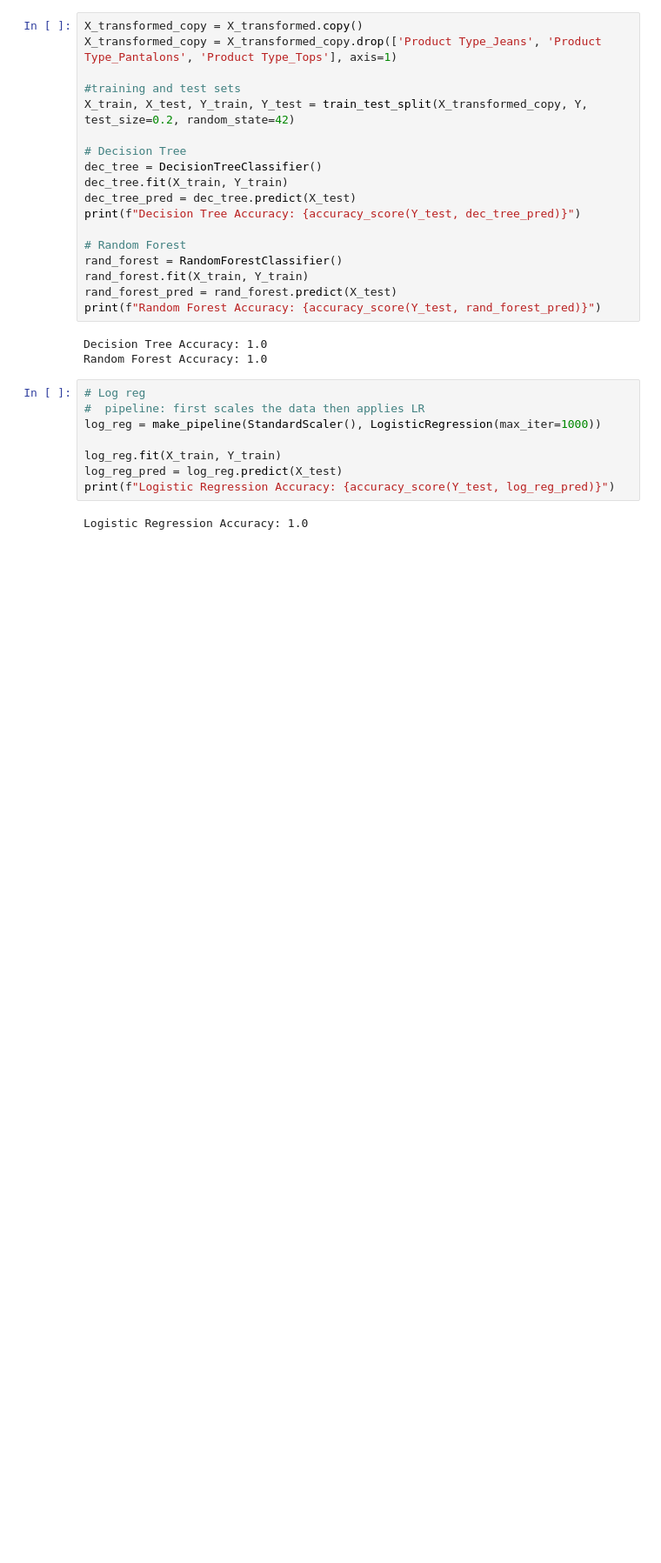
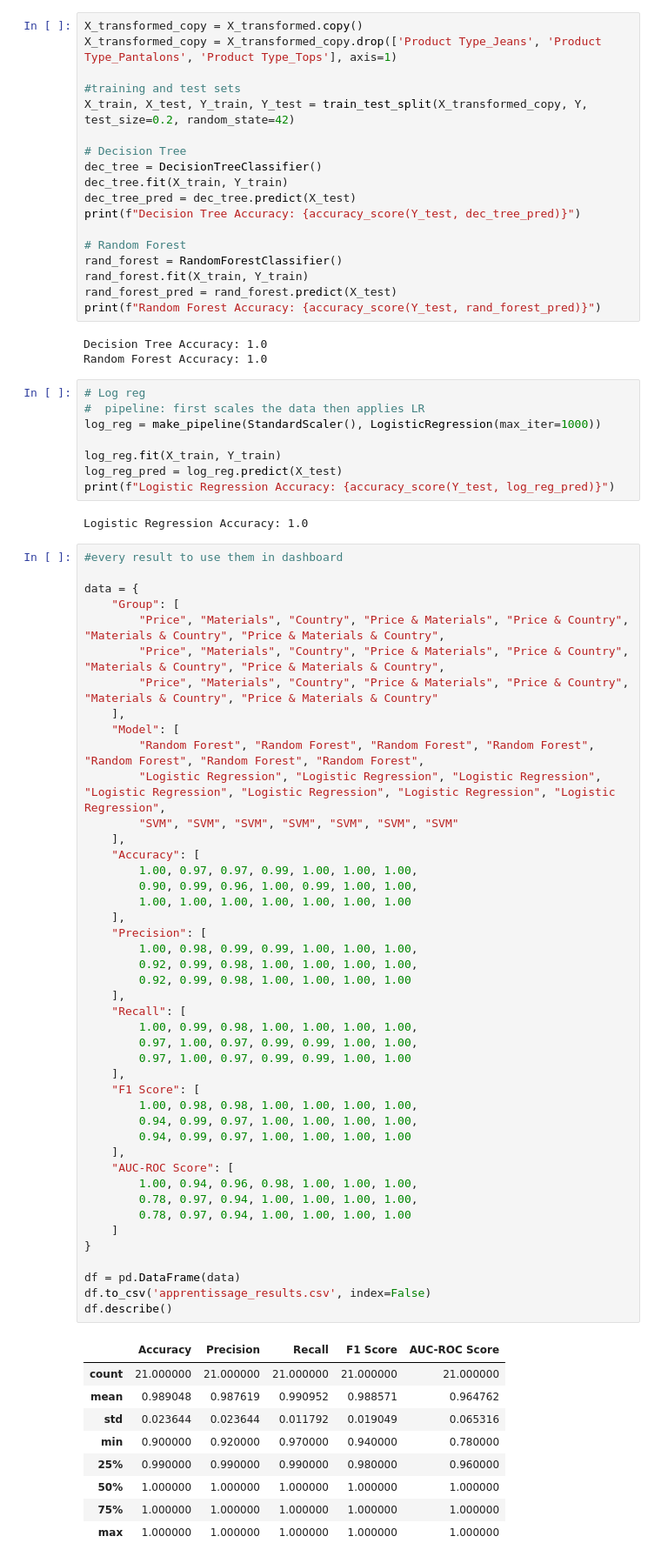
Before and after one commit to sim-cell/DALAS, a Jupyter notebook: apprentissage/classification.ipynb, the cells around one changed output. Shown at 87% size. Saved outputs shown, nothing was run; the diff lists cells and outputs as text; blank space fills up the shorter version.

```diff
--- a/apprentissage/classification.ipynb
+++ b/apprentissage/classification.ipynb
@@ -584,3 +583,57 @@ log_reg_pred = log_reg.predict(X_test)
 print(f"Logistic Regression Accuracy: {accuracy_score(Y_test, log_reg_pred)}")
 # %% [output]
 Logistic Regression Accuracy: 1.0
+# %%
+#every result to use them in dashboard
+
+data = {
+    "Group": [
+        "Price", "Materials", "Country", "Price & Materials", "Price & Country", "Materials & Country", "Price & Materials & Country",
+        "Price", "Materials", "Country", "Price & Materials", "Price & Country", "Materials & Country", "Price & Materials & Country",
+        "Price", "Materials", "Country", "Price & Materials", "Price & Country", "Materials & Country", "Price & Materials & Country"
+    ],
+    "Model": [
+        "Random Forest", "Random Forest", "Random Forest", "Random Forest", "Random Forest", "Random Forest", "Random Forest",
+        "Logistic Regression", "Logistic Regression", "Logistic Regression", "Logistic Regression", "Logistic Regression", "Logistic Regression", "Logistic Regression",
+        "SVM", "SVM", "SVM", "SVM", "SVM", "SVM", "SVM"
+    ],
+    "Accuracy": [
+        1.00, 0.97, 0.97, 0.99, 1.00, 1.00, 1.00,
+        0.90, 0.99, 0.96, 1.00, 0.99, 1.00, 1.00,
+        1.00, 1.00, 1.00, 1.00, 1.00, 1.00, 1.00
+    ],
+    "Precision": [
+        1.00, 0.98, 0.99, 0.99, 1.00, 1.00, 1.00,
+        0.92, 0.99, 0.98, 1.00, 1.00, 1.00, 1.00,
+        0.92, 0.99, 0.98, 1.00, 1.00, 1.00, 1.00
+    ],
+    "Recall": [
+        1.00, 0.99, 0.98, 1.00, 1.00, 1.00, 1.00,
+        0.97, 1.00, 0.97, 0.99, 0.99, 1.00, 1.00,
+        0.97, 1.00, 0.97, 0.99, 0.99, 1.00, 1.00
+    ],
+    "F1 Score": [
+        1.00, 0.98, 0.98, 1.00, 1.00, 1.00, 1.00,
+        0.94, 0.99, 0.97, 1.00, 1.00, 1.00, 1.00,
+        0.94, 0.99, 0.97, 1.00, 1.00, 1.00, 1.00
+    ],
+    "AUC-ROC Score": [
+        1.00, 0.94, 0.96, 0.98, 1.00, 1.00, 1.00,
+        0.78, 0.97, 0.94, 1.00, 1.00, 1.00, 1.00,
+        0.78, 0.97, 0.94, 1.00, 1.00, 1.00, 1.00
+    ]
+}
+
+df = pd.DataFrame(data)
+df.to_csv('apprentissage_results.csv', index=False)
+df.describe()
+# %% [output]
+|  | Accuracy | Precision | Recall | F1 Score | AUC-ROC Score |
+| count | 21.000000 | 21.000000 | 21.000000 | 21.000000 | 21.000000 |
+| mean | 0.989048 | 0.987619 | 0.990952 | 0.988571 | 0.964762 |
+| std | 0.023644 | 0.023644 | 0.011792 | 0.019049 | 0.065316 |
+| min | 0.900000 | 0.920000 | 0.970000 | 0.940000 | 0.780000 |
+| 25% | 0.990000 | 0.990000 | 0.990000 | 0.980000 | 0.960000 |
+| 50% | 1.000000 | 1.000000 | 1.000000 | 1.000000 | 1.000000 |
+| 75% | 1.000000 | 1.000000 | 1.000000 | 1.000000 | 1.000000 |
+| max | 1.000000 | 1.000000 | 1.000000 | 1.000000 | 1.000000 |
```
Also changed, not shown: parts of 13 cells of this notebook, 4 other files.
